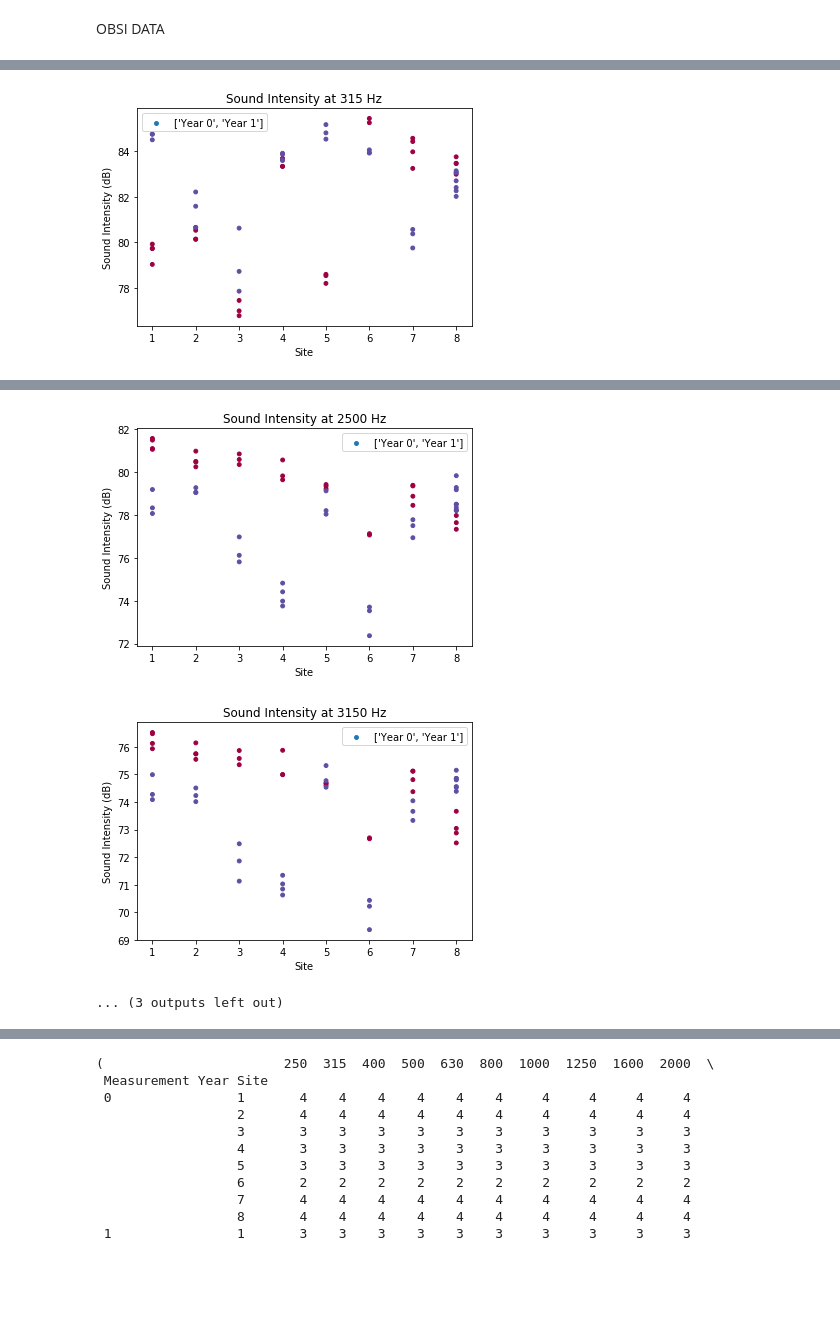
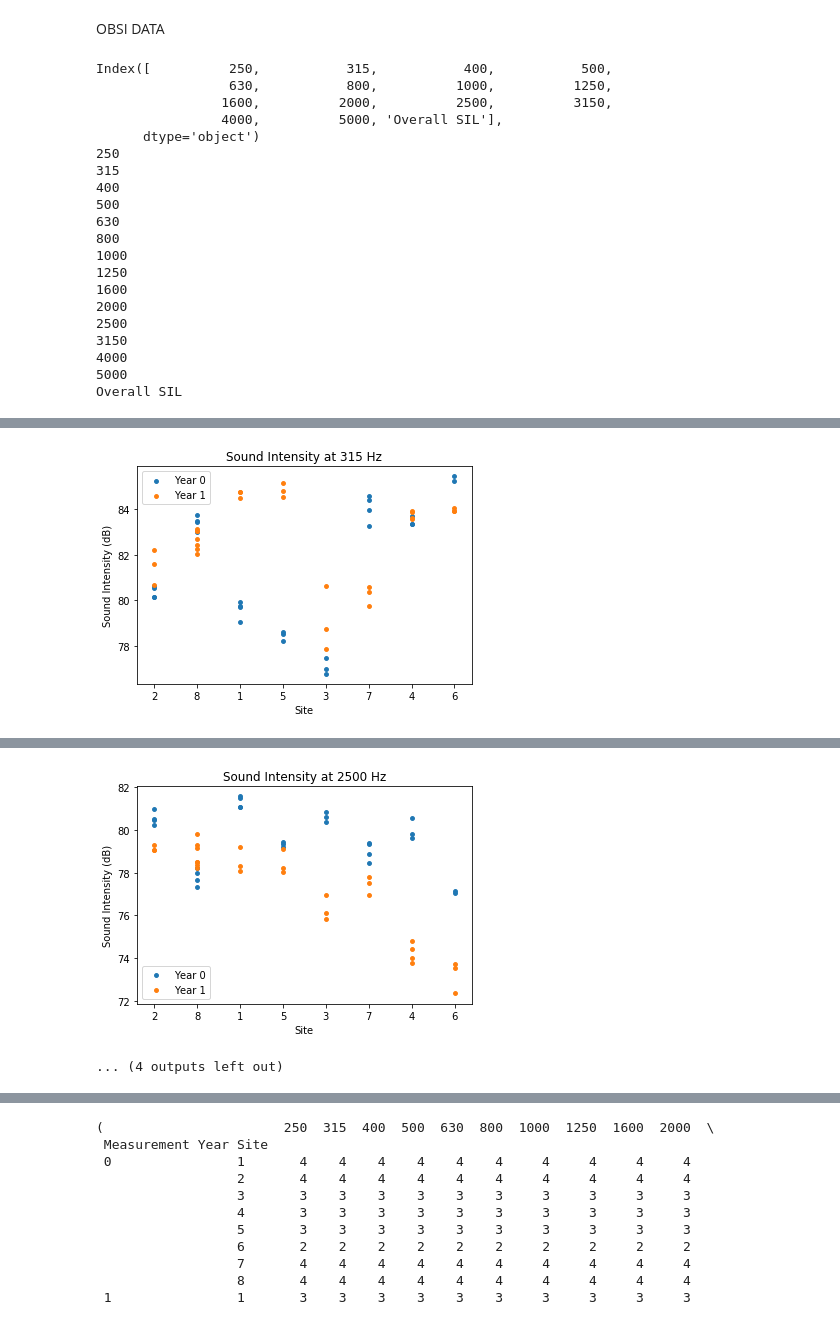
Before and after one commit to VolpeUSDOT/NPS_Quiet_Pavement, a Jupyter notebook: dataprep/Initial EDA Exploratory.ipynb, the cells around one changed output, grey strips where cells are left out. Saved outputs shown, nothing was run; the diff lists cells and outputs as text; code cells hidden in the pictures; blank space fills up the shorter version.

```diff
--- a/dataprep/Initial EDA Exploratory.ipynb
+++ b/dataprep/Initial EDA Exploratory.ipynb
@@ -48,16 +48,66 @@ pavement_type = {
     8: "1/4in Chip Seal"
 }
 OBSI["Pavement Type"]=[pavement_type[s] for s in OBSI["Site"]]
+
+macro_pavement_type = {
+    1: "Chip Seal",
+    2: "Chip Seal",
+    3: "Microsurfacing",
+    4: "Microsurfacing",
+    5: "Chip Seal",
+    6: "Microsurfacing",
+    7: "Microsurfacing",
+    8: "Chip Seal"
+}
+OBSI["Macro Pavement Type"]=[macro_pavement_type[s] for s in OBSI["Site"]]
+OBSI["Site"] = OBSI["Site"].astype(str)
+# %%
+#Group data by year, site, pavement type, and replicates
+OBSI_grouped = OBSI.set_index(["Measurement Year", "Site", "Pavement Type","Replicates", "Macro Pavement Type"])
+OBSI_grouped= OBSI_grouped.swaplevel("Pavement Type", "Site") # Use this to swap levels
+OBSI_grouped.sort_index(inplace=True)
+OBSI_grouped = OBSI_grouped.astype(float)
 # %%
 # Plot data by site and sound intensity. Each figure is a different frequency
 # Last column describes pavement treatment type
-# Red = pre-treatment, purple = post treatment.
-for freq in OBSI.columns[3:(len(OBSI.columns)-1)]:
+# Blue = pre-treatment, Orange = post treatment.
+
+# 2, 8: 1/4 inch chip seal
+# 1, 5: 3/4 inch chip seal
+# 3, 7: Type II Microsurfacing
+# 4, 6: Type III Microsurfacing
+
+#Separate data by year and use sites sorted by pavement type for plotting
+yr0OBSI = OBSI_grouped.groupby(level = 0).get_group(0)
+yr1OBSI = OBSI_grouped.groupby(level = 0).get_group(1)
+
+for freq in yr0OBSI.columns:
     plt.figure()
-    plt.scatter(OBSI["Site"],OBSI[freq], s = 15, c = OBSI["Measurement Year"], cmap = 'Spectral') #, label = ["Year 0", "Year 1"])
+    plt.scatter(yr0OBSI.index.get_level_values("Site"), yr0OBSI[freq], s = 15, label = "Year 0")
+    plt.scatter(yr1OBSI.index.get_level_values("Site"), yr1OBSI[freq], s = 15, label = "Year 1")
     plt.title("Sound Intensity at " + str(freq) + " Hz")
     plt.xlabel("Site")
     plt.ylabel("Sound Intensity (dB)")
     plt.legend() # Only shows freq; how do we get it to follow arguments from plt.scatter?
-    # plt.ylim(58,105)
+#     plt.ylim(58,105)
 # %% [output]
+Index([          250,           315,           400,           500,
+                 630,           800,          1000,          1250,
+                1600,          2000,          2500,          3150,
+                4000,          5000, 'Overall SIL'],
+      dtype='object')
+250
+315
+400
+500
+630
+800
+1000
+1250
+1600
+2000
+2500
+3150
+4000
+5000
+Overall SIL
@@ -65 +115 @@ for freq in OBSI.columns[3:(len(OBSI.columns)-1)]:
-[figure, old version]
+[figure, new version]
@@ -74,3 +124,2 @@ for freq in OBSI.columns[3:(len(OBSI.columns)-1)]:
-[figure, old version]
+[figure, new version]
-[figure, removed]
-... (3 outputs left out)
+... (4 outputs left out)
```
Also changed, not shown: parts of 7 cells of this notebook.
